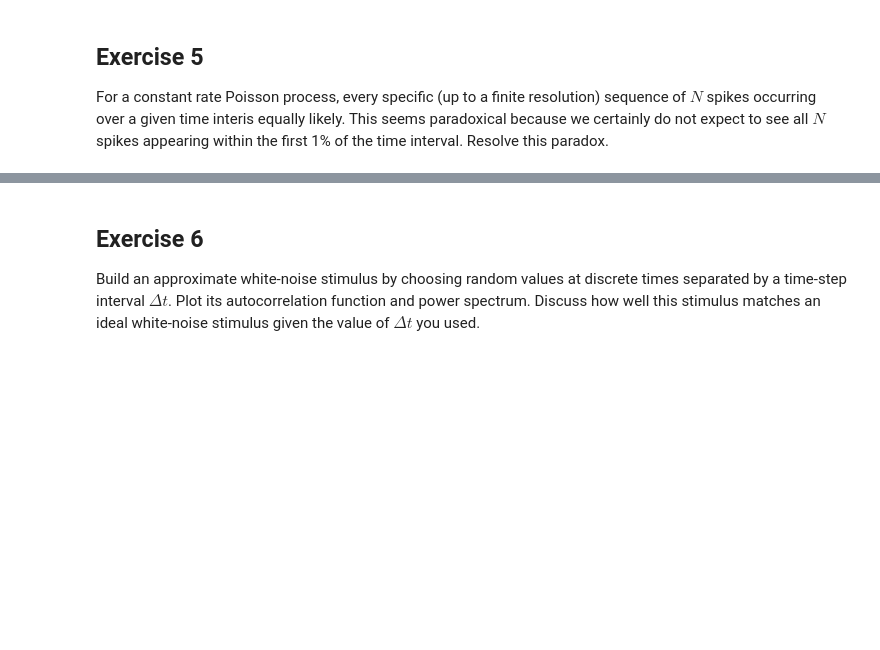
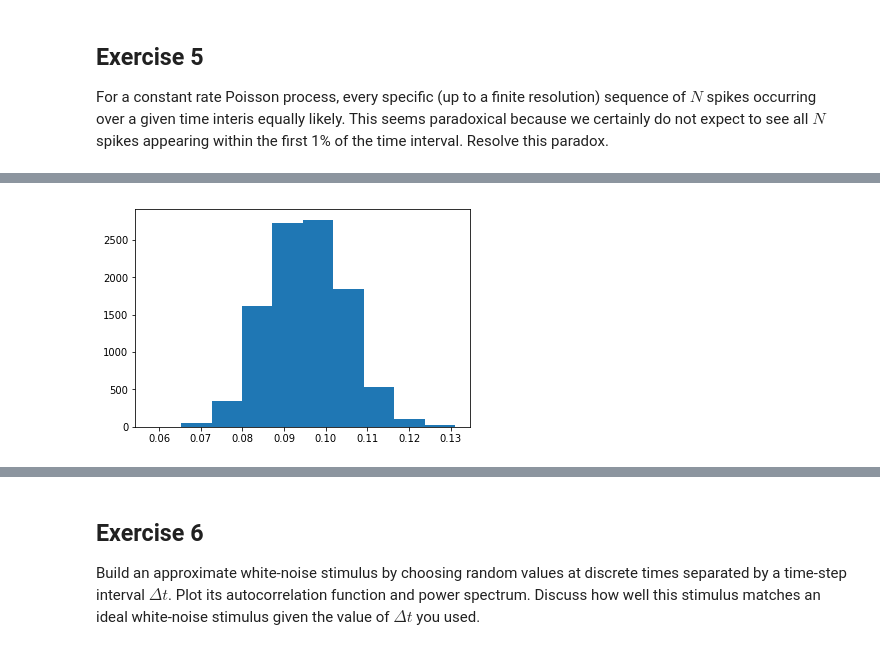
Before and after one commit to rklymentiev/neuromath, a Jupyter notebook: chapter_1.ipynb, the cells around one changed output, grey strips where cells are left out. Cells and saved outputs as stored; diff of their text form; code cells hidden in the pictures; blank space fills up the shorter version.

```diff
--- a/chapter_1.ipynb
+++ b/chapter_1.ipynb
@@ -314,0 +352,11 @@ For a constant rate Poisson process, every specific (up to a finite resolution)
+# %%
+prob = []
+for i in range(n_trials):
+    y = np.random.poisson(r*0.001, time_interval)
+    y = np.array(y)
+    y[y>1] = 1
+    prob.append(np.mean(y))
+plt.hist(prob)
+plt.show()
+# %% [output]
+[figure, added]
```
Also changed, not shown: parts of 27 cells of this notebook, 2 other files.
